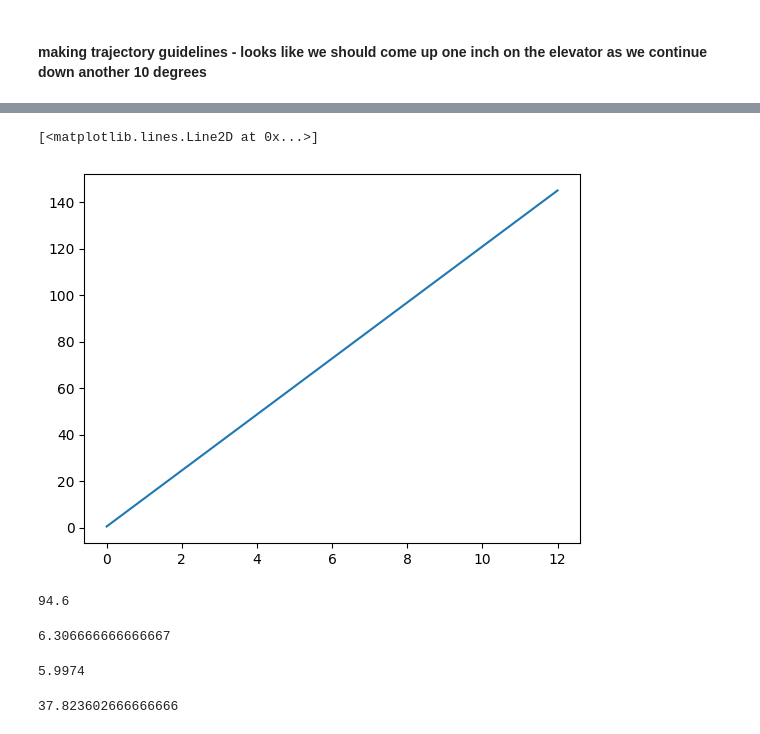
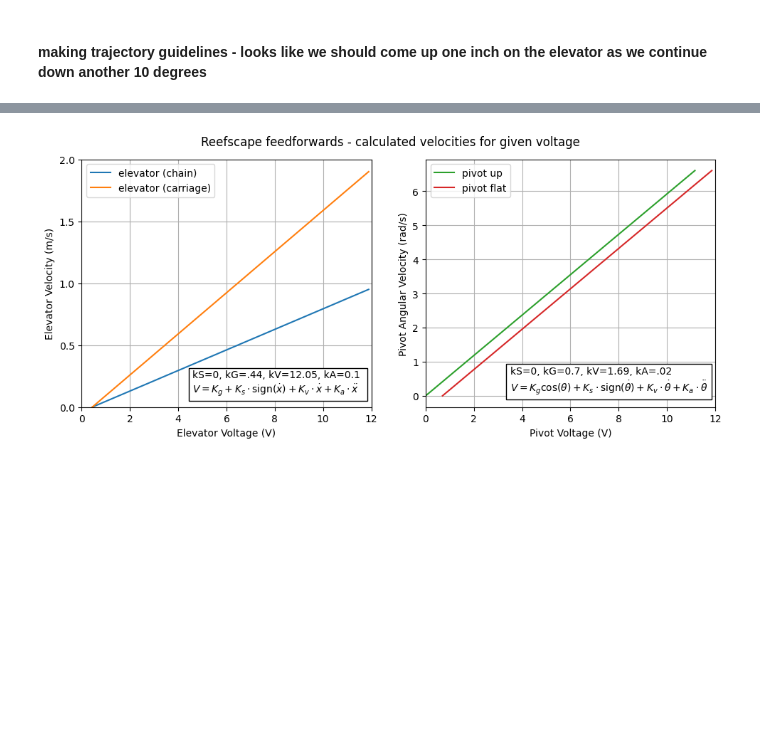
Before and after one commit to aesatchien/FRC2429_2025, a Jupyter notebook: resources/plots/reefscape_utils.ipynb, the cells around one changed output, grey strips where cells are left out. Saved outputs shown, nothing was run; the diff lists cells and outputs as text; code cells hidden in the pictures; blank space fills up the shorter version.

Commit message:
put feedforward plots in resources

```diff
--- a/resources/plots/reefscape_utils.ipynb
+++ b/resources/plots/reefscape_utils.ipynb
@@ -51,0 +44,6 @@ t = wpimath.controller.ElevatorFeedforward(
+# %%
+# as fast as we can reasonably expect to go with 12 V - plug in to find max values
+pivot_max_velocity = 6.6; elevator_max_velocity = 0.95
+pivot_max_volts = pivot_ff.calculate(0,pivot_max_velocity)
+elevator_max_volts = elevator_ff.calculate(elevator_max_velocity)
+pivot_max_volts, elevator_max_volts
@@ -52,3 +52,6 @@ t = wpimath.controller.ElevatorFeedforward(
 # %%
-x = [i/10 for i in range(121)]
-y = [t.calculate(i) for i in x]
+velocity_elevator = np.linspace(0, elevator_max_velocity, 100)  # generate velocities for elevator
+velocity_pivot = np.linspace(0, pivot_max_velocity, 100)  # generate velocites for pivot
+volts_elevator = [elevator_ff.calculate(i) for i in velocity_elevator]  # calculate voltage for each elevator velocity
+volts_pivot_flat = [pivot_ff.calculate(0,i) for i in velocity_pivot]  # calculate voltage for pivot velocities with pivot flat
+volts_pivot_up = [pivot_ff.calculate(1.57,i) for i in velocity_pivot]  # calculate voltage for pivot velocities with pivot up
@@ -75,25 +58,33 @@ Type:      method
 # %%
-fig,ax = plt.subplots(1,1)
-ax.plot(x,y)
+fig, axs = plt.subplots(1, 2, figsize=(10, 5))
+# Plot 1 (Elevator)
+axs[0].plot(volts_elevator, velocity_elevator, label='elevator (chain)')  # Correct order: volts, velocity
+axs[0].plot(volts_elevator, 2*velocity_elevator, label='elevator (carriage)')  # Correct order: volts, velocity
+axs[0].set_xlabel("Elevator Voltage (V)")
+axs[0].set_ylabel("Elevator Velocity (m/s)")
+axs[0].set_ylim(0, 2)  # X-axis (Volts) limits
+axs[0].set_yticks(np.arange(0, 2.5, 0.5))  # Set y-ticks every 0.5
+equation_text = r"$V = K_g + K_s \cdot \text{sign}(\dot{x}) + K_v \cdot \dot{x} + K_a \cdot \ddot{x}$"  # Use raw string and LaTeX
+axs[0].text(4.6, 0.12, f'kS=0, kG=.44, kV=12.05, kA=0.1 \n{equation_text}', fontsize=10, bbox=dict(facecolor='white', edgecolor='black'))
+
+# Plot 2 (Pivot)
+axs[1].plot(volts_pivot_up, velocity_pivot, label='pivot up', color='C2' )  # Correct order: volts, velocity
+axs[1].plot(volts_pivot_flat, velocity_pivot, label='pivot flat', color='C3' )  # Correct order: volts, velocity
+axs[1].set_xlabel("Pivot Voltage (V)")
+axs[1].set_ylabel("Pivot Angular Velocity (rad/s)")
+equation_text = r"$V = K_g \cos(\theta) + K_s \cdot \text{sign}(\dot{\theta}) + K_v \cdot \dot{\theta} + K_a \cdot \ddot{\theta}$"
+axs[1].text(3.5, 0.15, f'kS=0, kG=0.7, kV=1.69, kA=.02\n{equation_text}', fontsize=10, bbox=dict(facecolor='white', edgecolor='black'))
+
+# common to both
+for idx in [0,1]:
+    axs[idx].set_xlim(0, 12)  # X-axis (Volts) limits
+    axs[idx].legend()
+    axs[idx].grid('on')
+
+# Overall Title
+fig.suptitle('Reefscape feedforwards - calculated velocities for given voltage', fontsize=12, y=0.91)
+
+plt.tight_layout(rect=[0, 0.03, 1, 0.95])
+plt.show()
 # %% [output]
-[<matplotlib.lines.Line2D at 0x...>]
-[figure, old version]
+[figure, new version]
-# %%
-max_rps = 5676/60
-max_rps
-# %% [output]
-94.6
-# %%
-geared_rps = max_rps / 15
-geared_rps
-# %% [output]
-6.306666666666667
-# %%
-spool = 1.91 * 3.14
-spool
-# %% [output]
-5.9974
-# %%
-spool * geared_rps
-# %% [output]
-37.823602666666666
```
Also changed, not shown: parts of 7 cells of this notebook, 1 other file.
